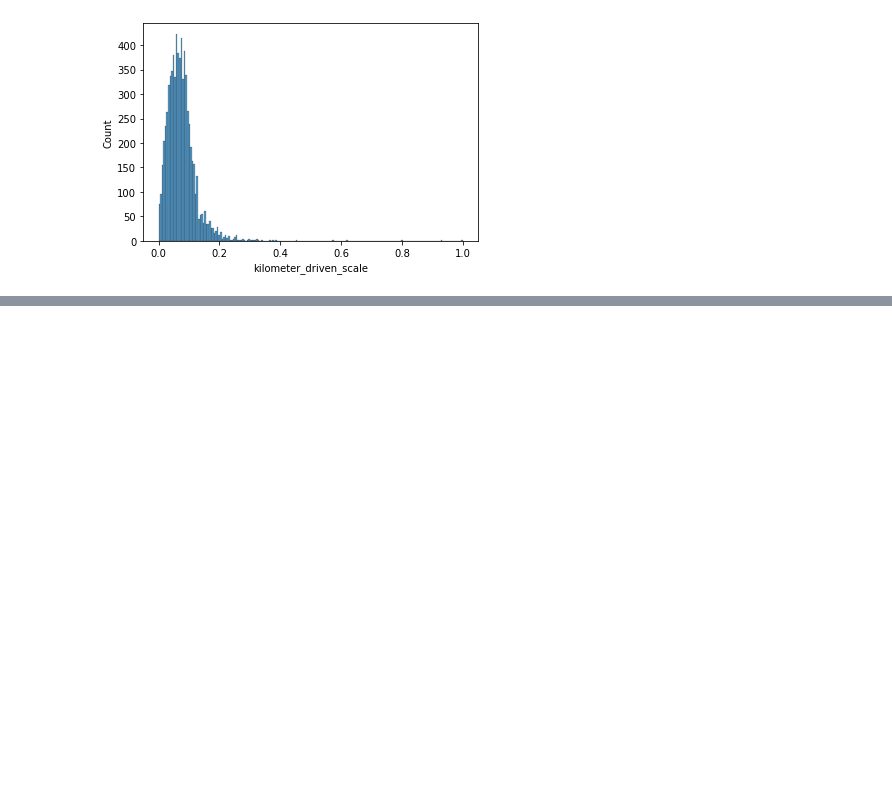
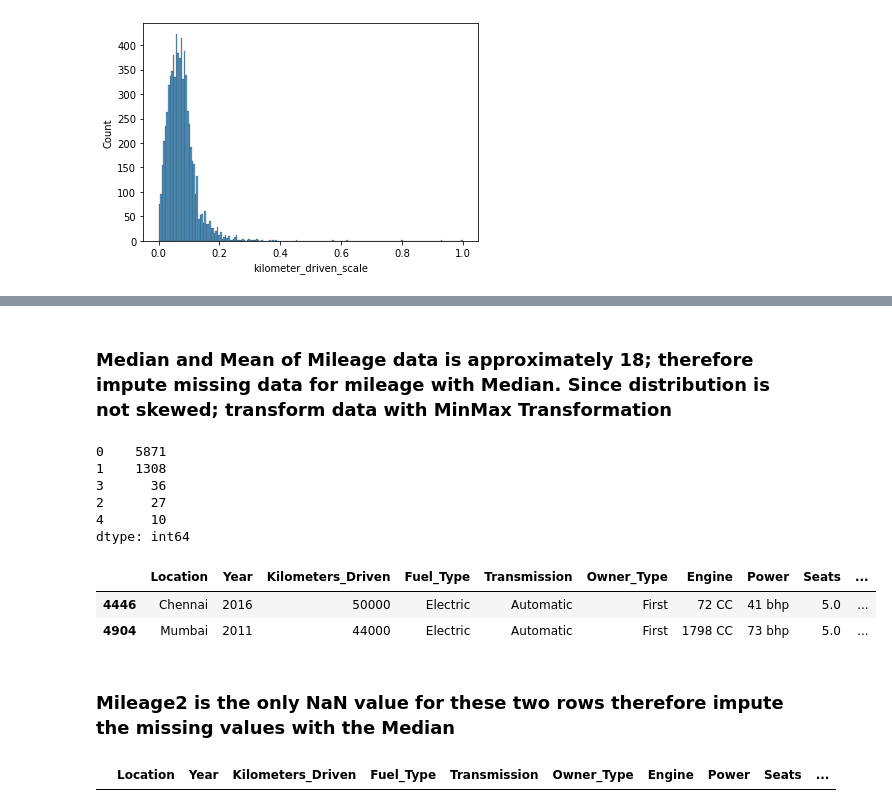
Before and after one commit to kwajpaige/UTAGL_SupervisedLearningLinear, a Jupyter notebook: PaigeSingleton_SupervisedLearningRegression_June2022.ipynb, the cells around one changed output, grey strips where cells are left out. Drawn from its saved outputs; the diff is of its cells as text; code cells hidden in the pictures; blank space fills up the shorter version.

```diff
--- a/PaigeSingleton_SupervisedLearningRegression_June2022.ipynb
+++ b/PaigeSingleton_SupervisedLearningRegression_June2022.ipynb
@@ -478,0 +541,21 @@ sns.histplot(data=cars2, x='kilometer_driven_scale')
+# %% [markdown]
+### Median and Mean of Mileage data is approximately 18;  therefore impute missing data for mileage with Median. Since distribution is not skewed; transform data with MinMax Transformation
+# %%
+#Count the number of missing values per row
+cars2.isnull().sum(axis=1).value_counts()
+# %% [output]
+0    5871
+1    1308
+3      36
+2      27
+4      10
+dtype: int64
+# %%
+#Locate and Observe the rows where the Mileage2 data is NaN;
+cars2[cars2['Mileage2'].isnull()]
+# %% [output]
+|  | Location | Year | Kilometers_Driven | Fuel_Type | Transmission | Owner_Type | Engine | Power | Seats | ... |
+| 4446 | Chennai | 2016 | 50000 | Electric | Automatic | First | 72 CC | 41 bhp | 5.0 | ... |
+| 4904 | Mumbai | 2011 | 44000 | Electric | Automatic | First | 1798 CC | 73 bhp | 5.0 | ... |
+# %% [markdown]
+### Mileage2 is the only NaN value for these two rows therefore impute the missing values with the Median
@@ -478,0 +565,5 @@ sns.histplot(data=cars2, x='kilometer_driven_scale')
+# %%
+#Check for any remaining Null values in the Mileage column
+cars2[cars2['Mileage2'].isnull()]
+# %% [output]
+|  | Location | Year | Kilometers_Driven | Fuel_Type | Transmission | Owner_Type | Engine | Power | Seats | ... |
```
Also changed, not shown: parts of 14 cells of this notebook.
